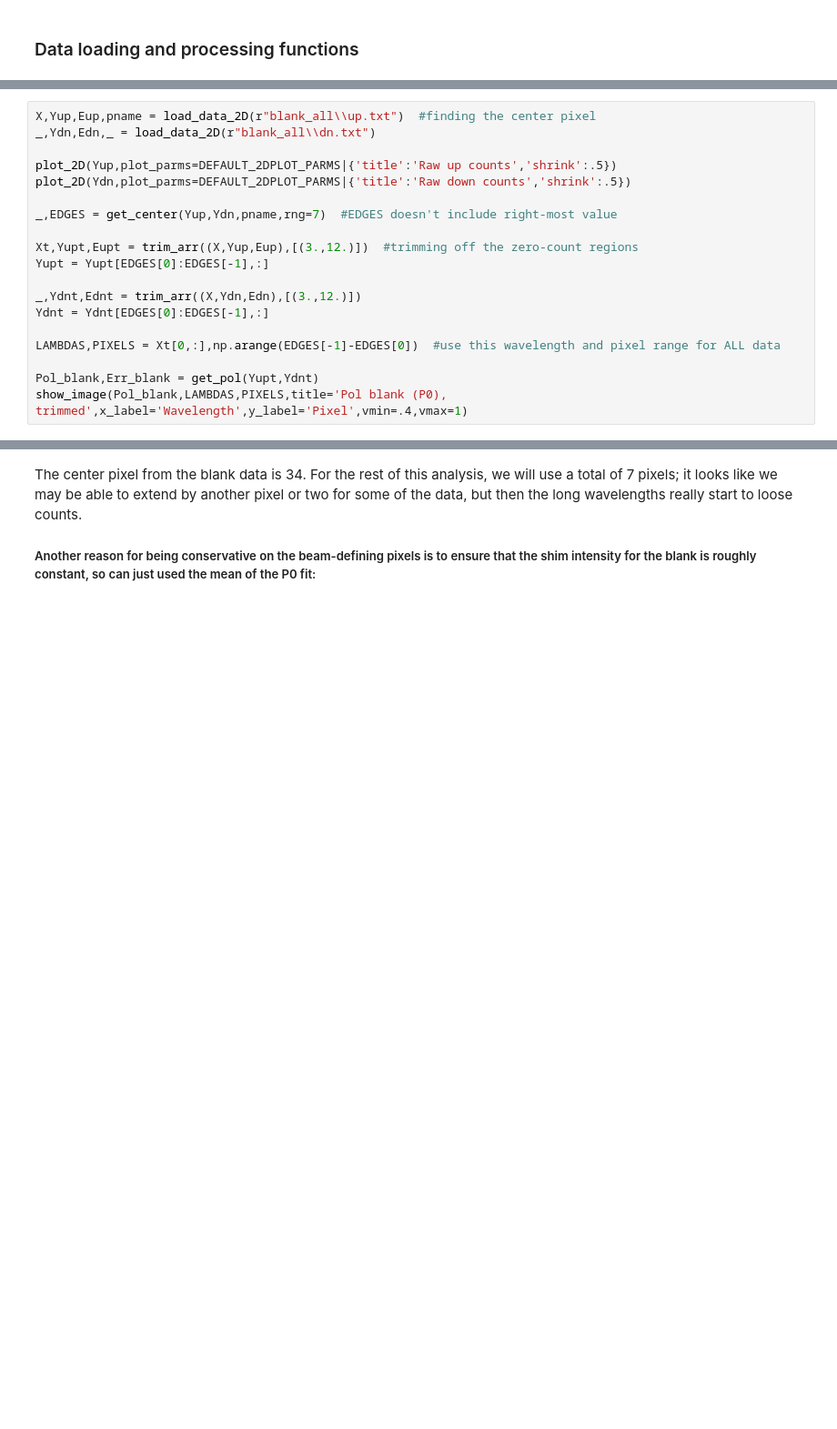
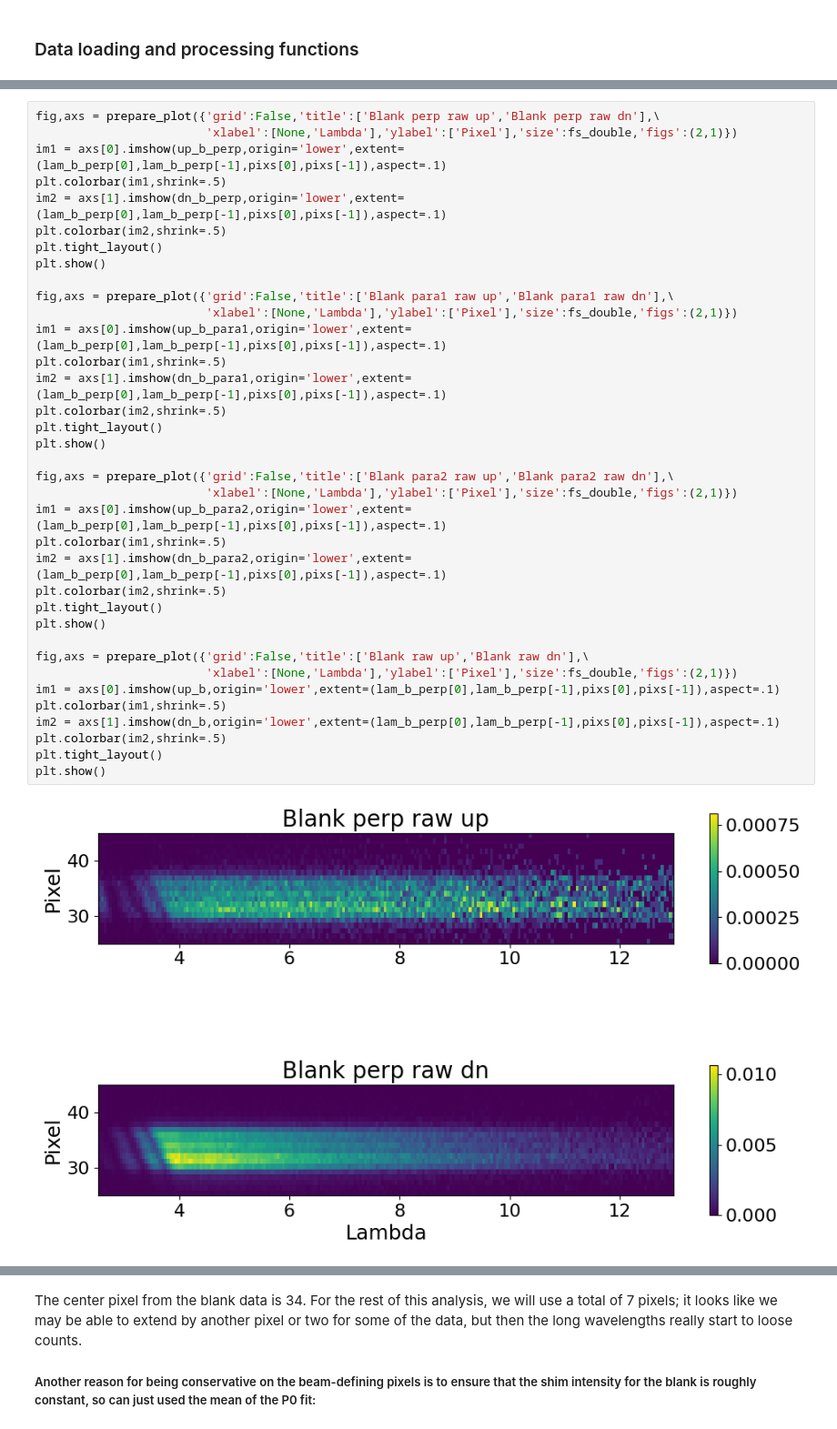
Before and after one commit to srmck/Goos-Hanchen, a Jupyter notebook: Updated_Goos-Hanchen.ipynb, the cells around one changed output, grey strips where cells are left out. Shown at 91% size. Drawn from its saved outputs; the diff is of its cells as text; blank space fills up the shorter version.

Commit message:
Slowly refactoring the GH data reduction

```diff
--- a/Updated_Goos-Hanchen.ipynb
+++ b/Updated_Goos-Hanchen.ipynb
@@ -819,19 +650,0 @@ Pixels used:
-# %%
-X,Yup,Eup,pname = load_data_2D(r"blank_all\\up.txt")  #finding the center pixel
-_,Ydn,Edn,_ = load_data_2D(r"blank_all\\dn.txt")
-
-plot_2D(Yup,plot_parms=DEFAULT_2DPLOT_PARMS|{'title':'Raw up counts','shrink':.5})
-plot_2D(Ydn,plot_parms=DEFAULT_2DPLOT_PARMS|{'title':'Raw down counts','shrink':.5})
-
-_,EDGES = get_center(Yup,Ydn,pname,rng=7)  #EDGES doesn't include right-most value
-
-Xt,Yupt,Eupt = trim_arr((X,Yup,Eup),[(3.,12.)])  #trimming off the zero-count regions
-Yupt = Yupt[EDGES[0]:EDGES[-1],:]
-
-_,Ydnt,Ednt = trim_arr((X,Ydn,Edn),[(3.,12.)])
-Ydnt = Ydnt[EDGES[0]:EDGES[-1],:]
-
-LAMBDAS,PIXELS = Xt[0,:],np.arange(EDGES[-1]-EDGES[0])  #use this wavelength and pixel range for ALL data
-
-Pol_blank,Err_blank = get_pol(Yupt,Ydnt)
-show_image(Pol_blank,LAMBDAS,PIXELS,title='Pol blank (P0), trimmed',x_label='Wavelength',y_label='Pixel',vmin=.4,vmax=1)
@@ -846,0 +707,38 @@ Pixels used:
+# %%
+fig,axs = prepare_plot({'grid':False,'title':['Blank perp raw up','Blank perp raw dn'],\
+                        'xlabel':[None,'Lambda'],'ylabel':['Pixel'],'size':fs_double,'figs':(2,1)})
+im1 = axs[0].imshow(up_b_perp,origin='lower',extent=(lam_b_perp[0],lam_b_perp[-1],pixs[0],pixs[-1]),aspect=.1)
+plt.colorbar(im1,shrink=.5)
+im2 = axs[1].imshow(dn_b_perp,origin='lower',extent=(lam_b_perp[0],lam_b_perp[-1],pixs[0],pixs[-1]),aspect=.1)
+plt.colorbar(im2,shrink=.5)
+plt.tight_layout()
+plt.show()
+
+fig,axs = prepare_plot({'grid':False,'title':['Blank para1 raw up','Blank para1 raw dn'],\
+                        'xlabel':[None,'Lambda'],'ylabel':['Pixel'],'size':fs_double,'figs':(2,1)})
+im1 = axs[0].imshow(up_b_para1,origin='lower',extent=(lam_b_perp[0],lam_b_perp[-1],pixs[0],pixs[-1]),aspect=.1)
+plt.colorbar(im1,shrink=.5)
+im2 = axs[1].imshow(dn_b_para1,origin='lower',extent=(lam_b_perp[0],lam_b_perp[-1],pixs[0],pixs[-1]),aspect=.1)
+plt.colorbar(im2,shrink=.5)
+plt.tight_layout()
+plt.show()
+
+fig,axs = prepare_plot({'grid':False,'title':['Blank para2 raw up','Blank para2 raw dn'],\
+                        'xlabel':[None,'Lambda'],'ylabel':['Pixel'],'size':fs_double,'figs':(2,1)})
+im1 = axs[0].imshow(up_b_para2,origin='lower',extent=(lam_b_perp[0],lam_b_perp[-1],pixs[0],pixs[-1]),aspect=.1)
+plt.colorbar(im1,shrink=.5)
+im2 = axs[1].imshow(dn_b_para2,origin='lower',extent=(lam_b_perp[0],lam_b_perp[-1],pixs[0],pixs[-1]),aspect=.1)
+plt.colorbar(im2,shrink=.5)
+plt.tight_layout()
+plt.show()
+
+fig,axs = prepare_plot({'grid':False,'title':['Blank raw up','Blank raw dn'],\
+                        'xlabel':[None,'Lambda'],'ylabel':['Pixel'],'size':fs_double,'figs':(2,1)})
+im1 = axs[0].imshow(up_b,origin='lower',extent=(lam_b_perp[0],lam_b_perp[-1],pixs[0],pixs[-1]),aspect=.1)
+plt.colorbar(im1,shrink=.5)
+im2 = axs[1].imshow(dn_b,origin='lower',extent=(lam_b_perp[0],lam_b_perp[-1],pixs[0],pixs[-1]),aspect=.1)
+plt.colorbar(im2,shrink=.5)
+plt.tight_layout()
+plt.show()
+# %% [output]
+[figure, added]
```
Also changed, not shown: parts of 16 cells of this notebook, 1 other file.
